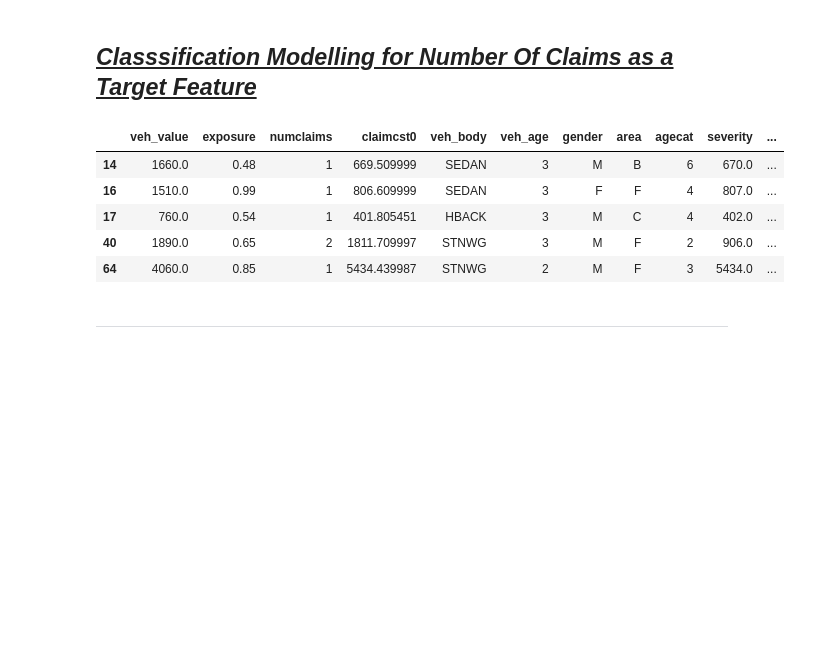
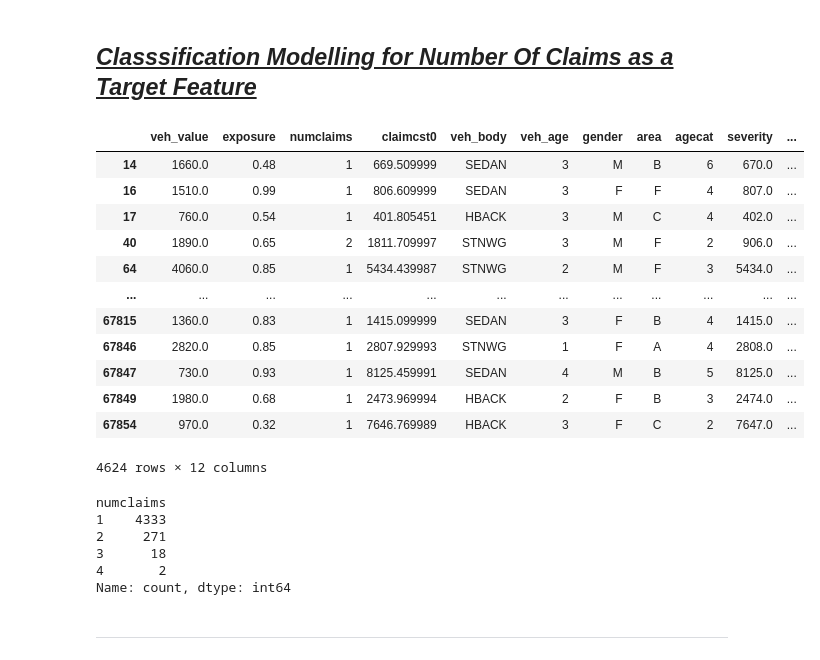
Before and after one commit to omars1234/Insurance_Analysis, a Jupyter notebook: Notebooks/Data_Classification/numberofclaims_classification.ipynb, the cells around one changed output. Cells and saved outputs as stored; diff of their text form; code cells hidden in the pictures; blank space fills up the shorter version.

```diff
--- a/Notebooks/Data_Classification/numberofclaims_classification.ipynb
+++ b/Notebooks/Data_Classification/numberofclaims_classification.ipynb
@@ -19,14 +19,30 @@ df=pd.read_csv(r"C:/Users/Omar/Desktop/Omar_Files/Python_Analysis/Auto_Insurance
 df.drop(["clm"],axis=1,inplace=True)
 # %%
 df=df[df["claimcst0"]>0]
-df.head()
+df
 # %% [output]
 |  | veh_value | exposure | numclaims | claimcst0 | veh_body | veh_age | gender | area | agecat | severity | ... |
 | 14 | 1660.0 | 0.48 | 1 | 669.509999 | SEDAN | 3 | M | B | 6 | 670.0 | ... |
 | 16 | 1510.0 | 0.99 | 1 | 806.609999 | SEDAN | 3 | F | F | 4 | 807.0 | ... |
 | 17 | 760.0 | 0.54 | 1 | 401.805451 | HBACK | 3 | M | C | 4 | 402.0 | ... |
 | 40 | 1890.0 | 0.65 | 2 | 1811.709997 | STNWG | 3 | M | F | 2 | 906.0 | ... |
 | 64 | 4060.0 | 0.85 | 1 | 5434.439987 | STNWG | 2 | M | F | 3 | 5434.0 | ... |
+| ... | ... | ... | ... | ... | ... | ... | ... | ... | ... | ... | ... |
+| 67815 | 1360.0 | 0.83 | 1 | 1415.099999 | SEDAN | 3 | F | B | 4 | 1415.0 | ... |
+| 67846 | 2820.0 | 0.85 | 1 | 2807.929993 | STNWG | 1 | F | A | 4 | 2808.0 | ... |
+| 67847 | 730.0 | 0.93 | 1 | 8125.459991 | SEDAN | 4 | M | B | 5 | 8125.0 | ... |
+| 67849 | 1980.0 | 0.68 | 1 | 2473.969994 | HBACK | 2 | F | B | 3 | 2474.0 | ... |
+| 67854 | 970.0 | 0.32 | 1 | 7646.769989 | HBACK | 3 | F | C | 2 | 7647.0 | ... |
+4624 rows × 12 columns
+# %%
+df["numclaims"].value_counts()
+# %% [output]
+numclaims
+1    4333
+2     271
+3      18
+4       2
+Name: count, dtype: int64
 # %%
 from sklearn.metrics import (
     r2_score,accuracy_score,roc_auc_score,auc,roc_curve,precision_score,
```
Also changed, not shown: parts of 19 cells of this notebook.
